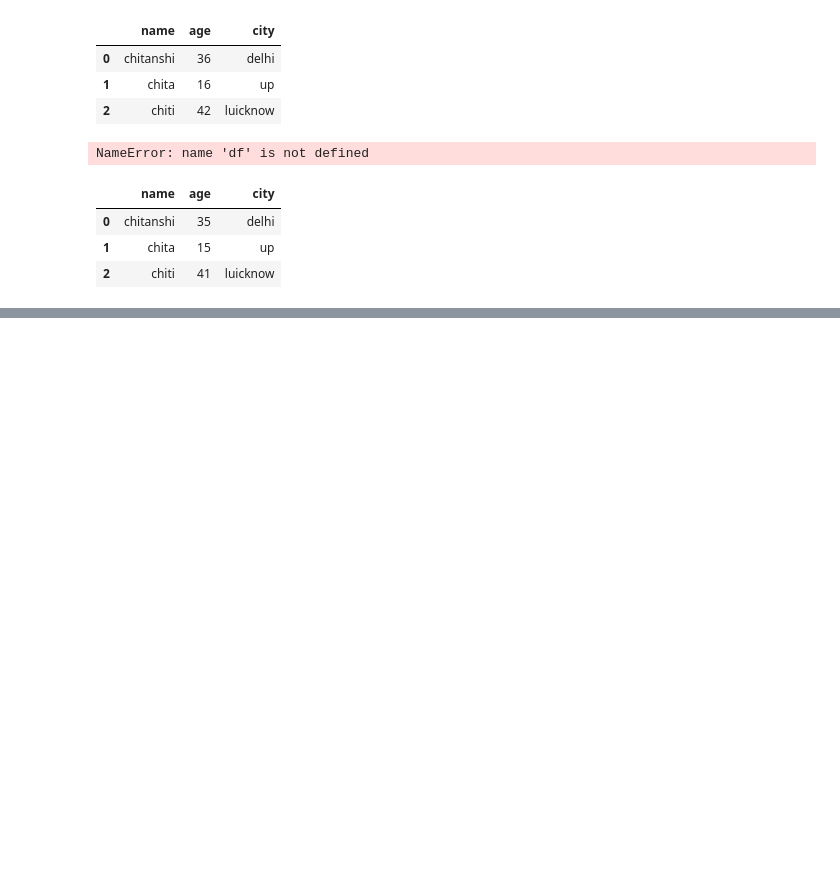
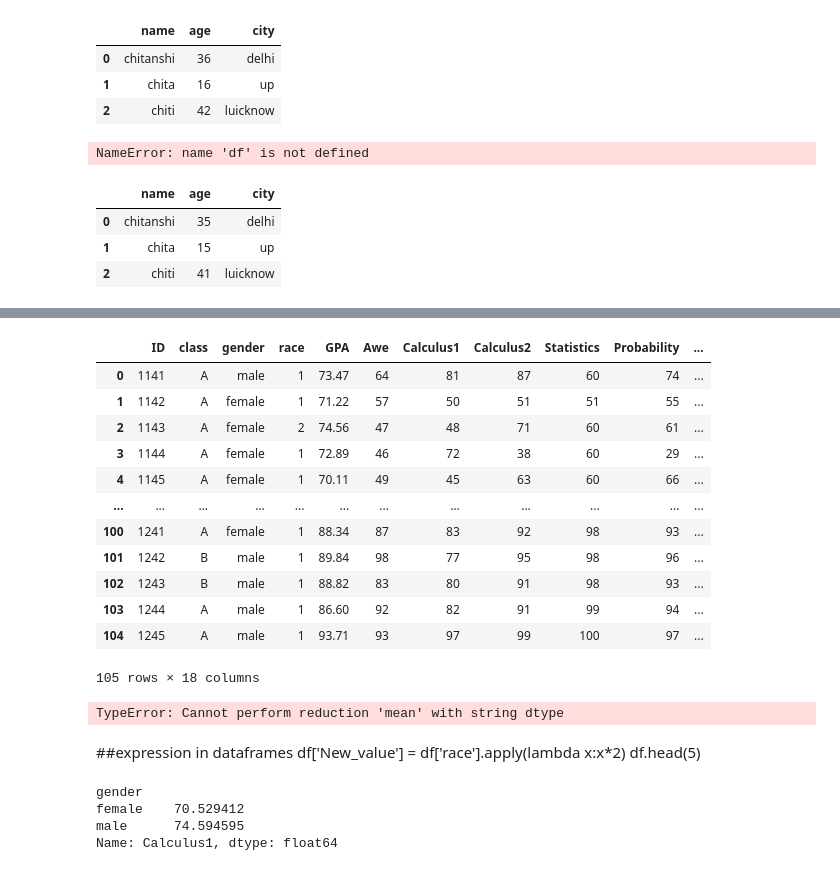
Before and after one commit to chitrapandey8/ml, a Jupyter notebook: pandas/pandas.ipynb, the cells around one changed output, grey strips where cells are left out. Saved outputs shown, nothing was run; the diff lists cells and outputs as text; code cells hidden in the pictures; blank space fills up the shorter version.

```diff
--- a/pandas/pandas.ipynb
+++ b/pandas/pandas.ipynb
@@ -238,0 +363,36 @@ fd
+# %%
+##remainh coloums --pandas ka function h jo row and coloumn ka name change karta hai purana name dete hai or name dete hai
+df=df.rename(columns={'Algebra':'Awe'})
+df
+# %% [output]
+|  | ID | class | gender | race | GPA | Awe | Calculus1 | Calculus2 | Statistics | Probability | ... |
+| 0 | 1141 | A | male | 1 | 73.47 | 64 | 81 | 87 | 60 | 74 | ... |
+| 1 | 1142 | A | female | 1 | 71.22 | 57 | 50 | 51 | 51 | 55 | ... |
+| 2 | 1143 | A | female | 2 | 74.56 | 47 | 48 | 71 | 60 | 61 | ... |
+| 3 | 1144 | A | female | 1 | 72.89 | 46 | 72 | 38 | 60 | 29 | ... |
+| 4 | 1145 | A | female | 1 | 70.11 | 49 | 45 | 63 | 60 | 66 | ... |
+| ... | ... | ... | ... | ... | ... | ... | ... | ... | ... | ... | ... |
+| 100 | 1241 | A | female | 1 | 88.34 | 87 | 83 | 92 | 98 | 93 | ... |
+| 101 | 1242 | B | male | 1 | 89.84 | 98 | 77 | 95 | 98 | 96 | ... |
+| 102 | 1243 | B | male | 1 | 88.82 | 83 | 80 | 91 | 98 | 93 | ... |
+| 103 | 1244 | A | male | 1 | 86.60 | 92 | 82 | 91 | 99 | 94 | ... |
+| 104 | 1245 | A | male | 1 | 93.71 | 93 | 97 | 99 | 100 | 97 | ... |
+105 rows × 18 columns
+# %%
+##change datatypes
+df['class_new'] = df['gender'].fillna(df['gender'].mean()).astype(int) ## ye female ka 0 leta h or male ka 1 or uska mean nikale ga or gendermai jaha bhi na hoga waha fill kar dega as int decimal ko int bana rahaa
+# %% [output]
+TypeError: Cannot perform reduction 'mean' with string dtype
+# %% [markdown]
+##expression in dataframes
+df['New_value'] = df['race'].apply(lambda x:x*2)
+df.head(5)
+# %%
+##group da data on the basic of hign and mean of close
+grouped_mean = df.groupby('gender')['Calculus1'].mean() ## gender ke basis ke gruops mai divide ,Ab har group ke andar sirf Calculus1 column select kar rahe ho.Ab har group ke Calculus1 marks ka average nikal rahe ho.
+print(grouped_mean)
+# %% [output]
+gender
+female    70.529412
+male      74.594595
+Name: Calculus1, dtype: float64
```
Also changed, not shown: parts of 14 cells of this notebook, 3 other files.
